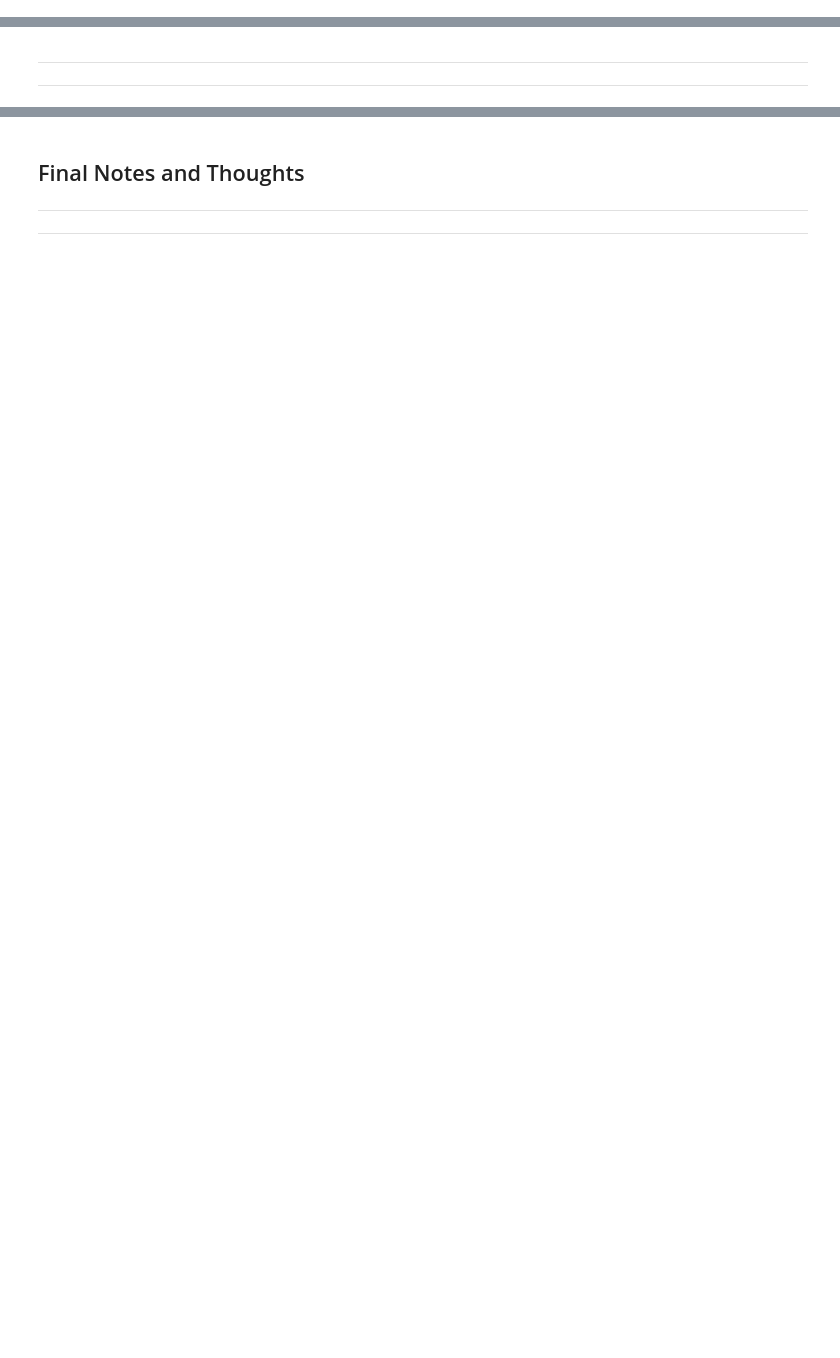
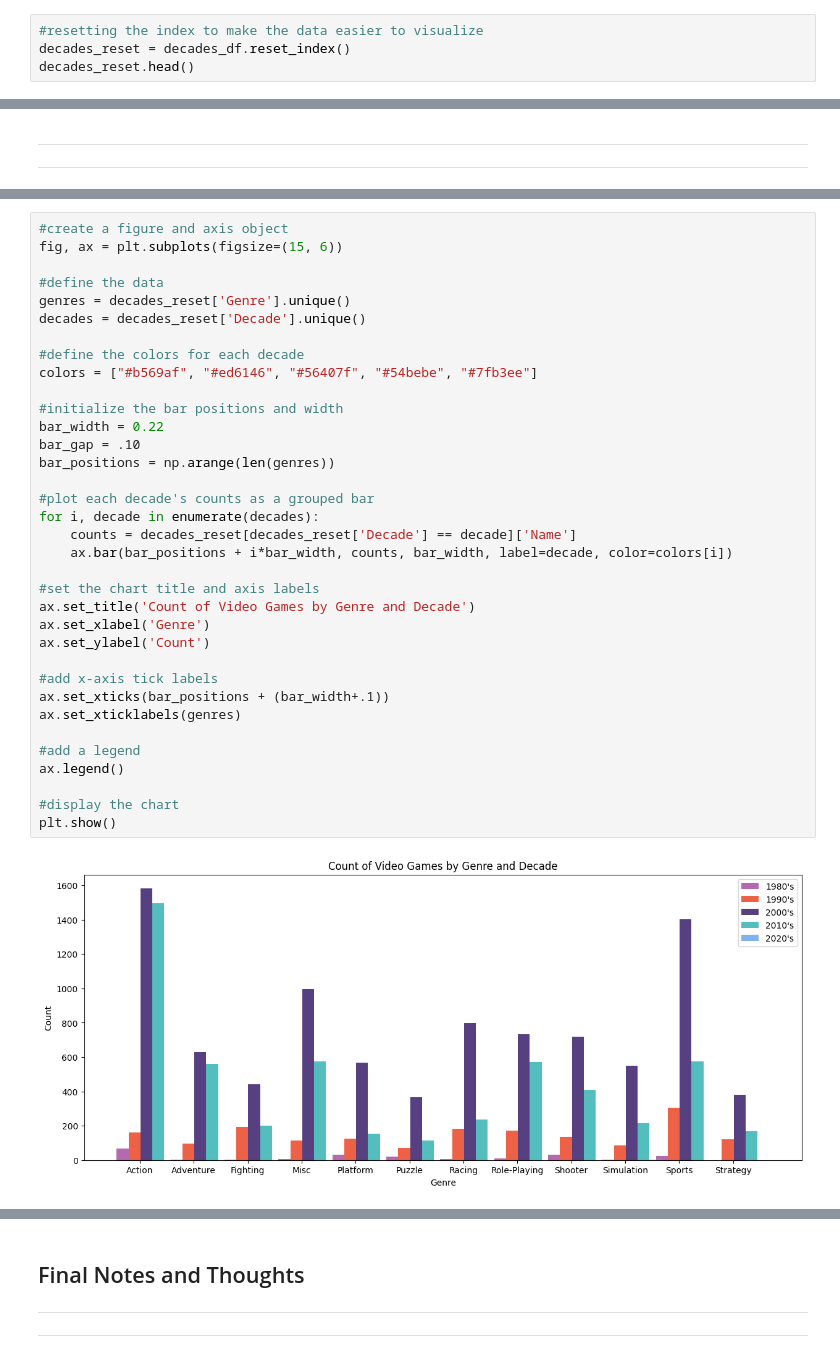
Before and after one commit to jsmither10/video-game-trends, a Jupyter notebook: data-review.ipynb, the cells around one changed output, grey strips where cells are left out. Saved outputs shown, nothing was run; the diff lists cells and outputs as text; blank space fills up the shorter version.

```diff
--- a/data-review.ipynb
+++ b/data-review.ipynb
@@ -335,3 +335,7 @@ Fighting      1980's       4
               2010's     169
               2020's       0
 Name: Name, dtype: int64
+# %%
+#resetting the index to make the data easier to visualize
+decades_reset = decades_df.reset_index()
+decades_reset.head()
@@ -454 +535,38 @@ import matplotlib.pyplot as plt
+# %%
+#create a figure and axis object
+fig, ax = plt.subplots(figsize=(15, 6))
+
+#define the data
+genres = decades_reset['Genre'].unique()
+decades = decades_reset['Decade'].unique()
+
+#define the colors for each decade
+colors = ["#b569af", "#ed6146", "#56407f", "#54bebe", "#7fb3ee"]
+
+#initialize the bar positions and width
+bar_width = 0.22
+bar_gap = .10
+bar_positions = np.arange(len(genres))
+
+#plot each decade's counts as a grouped bar
+for i, decade in enumerate(decades):
+    counts = decades_reset[decades_reset['Decade'] == decade]['Name']
+    ax.bar(bar_positions + i*bar_width, counts, bar_width, label=decade, color=colors[i])
+
+#set the chart title and axis labels
+ax.set_title('Count of Video Games by Genre and Decade')
+ax.set_xlabel('Genre')
+ax.set_ylabel('Count')
+
+#add x-axis tick labels
+ax.set_xticks(bar_positions + (bar_width+.1))
+ax.set_xticklabels(genres)
+
+#add a legend
+ax.legend()
+
+#display the chart
+plt.show()
+# %% [output]
+[figure, added]
 # %%
```
Also changed, not shown: parts of 13 cells of this notebook.
